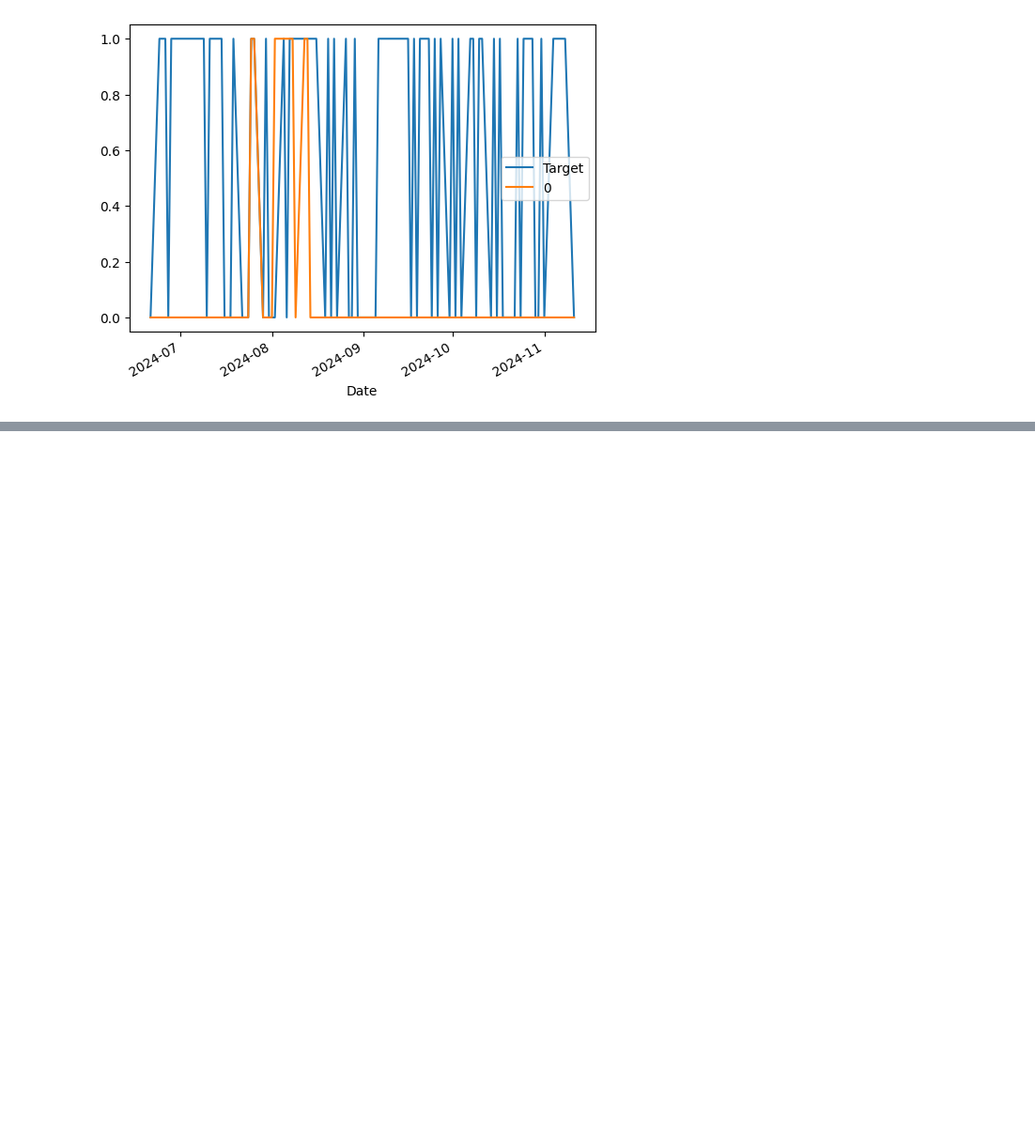
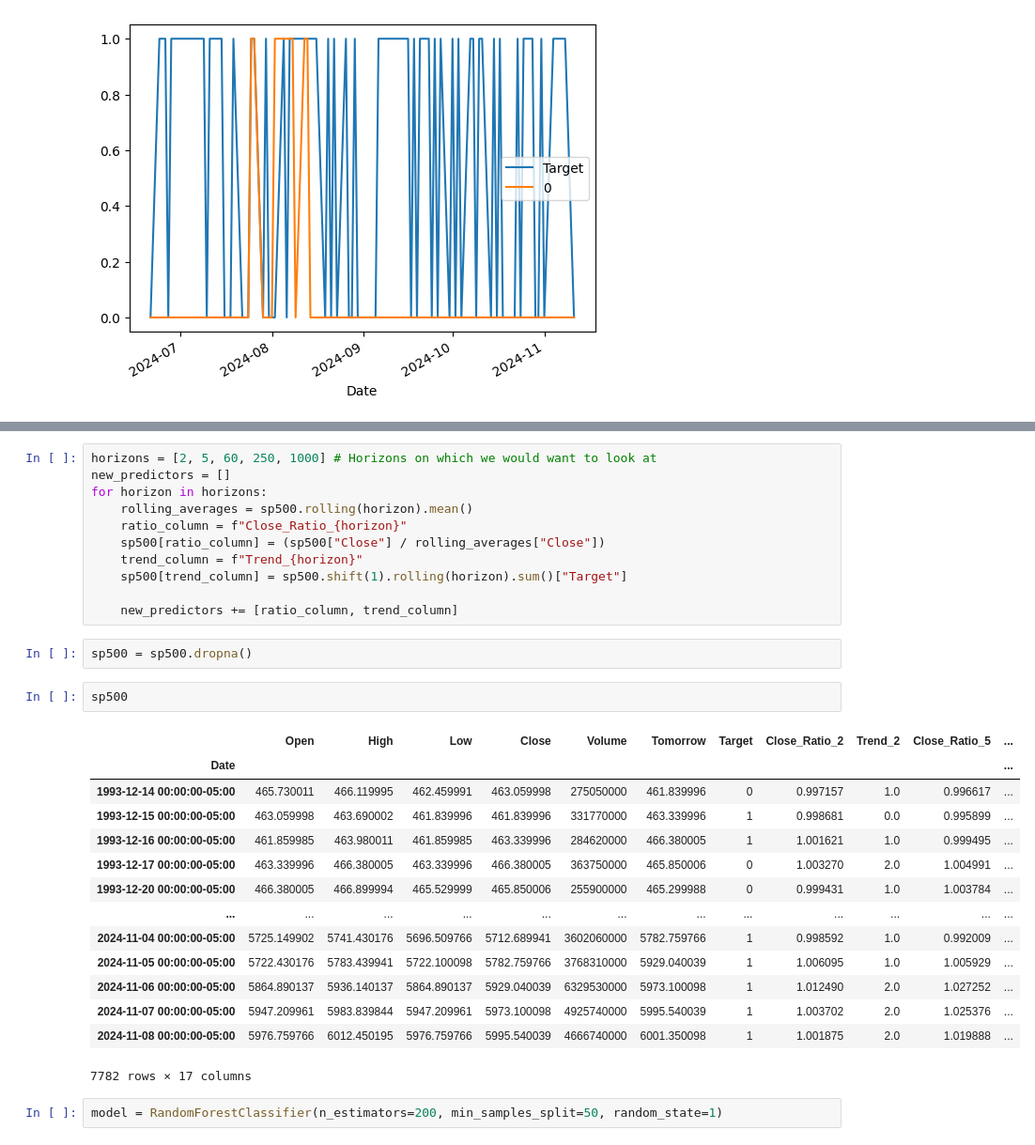
Before and after one commit to mrnixat/PROJECTS, a Jupyter notebook: Stock Market Predictor/stock_predict.ipynb, the cells around one changed output, grey strips where cells are left out. Shown: that part at 94% size. Drawn from its saved outputs; the diff is of its cells as text; blank space fills up the shorter version.

```diff
--- a/Stock Market Predictor/stock_predict.ipynb
+++ b/Stock Market Predictor/stock_predict.ipynb
@@ -141,0 +175,32 @@ SyntaxError: expected '(' (1463083650.py, line 1)
+# %%
+horizons = [2, 5, 60, 250, 1000] # Horizons on which we would want to look at
+new_predictors = []
+for horizon in horizons:
+    rolling_averages = sp500.rolling(horizon).mean()
+    ratio_column = f"Close_Ratio_{horizon}"
+    sp500[ratio_column] = (sp500["Close"] / rolling_averages["Close"])
+    trend_column = f"Trend_{horizon}"
+    sp500[trend_column] = sp500.shift(1).rolling(horizon).sum()["Target"]
+
+    new_predictors += [ratio_column, trend_column]
+# %%
+sp500 = sp500.dropna()
+# %%
+sp500
+# %% [output]
+|  | Open | High | Low | Close | Volume | Tomorrow | Target | Close_Ratio_2 | Trend_2 | Close_Ratio_5 | ... |
+| Date |  |  |  |  |  |  |  |  |  |  | ... |
+| 1993-12-14 00:00:00-05:00 | 465.730011 | 466.119995 | 462.459991 | 463.059998 | 275050000 | 461.839996 | 0 | 0.997157 | 1.0 | 0.996617 | ... |
+| 1993-12-15 00:00:00-05:00 | 463.059998 | 463.690002 | 461.839996 | 461.839996 | 331770000 | 463.339996 | 1 | 0.998681 | 0.0 | 0.995899 | ... |
+| 1993-12-16 00:00:00-05:00 | 461.859985 | 463.980011 | 461.859985 | 463.339996 | 284620000 | 466.380005 | 1 | 1.001621 | 1.0 | 0.999495 | ... |
+| 1993-12-17 00:00:00-05:00 | 463.339996 | 466.380005 | 463.339996 | 466.380005 | 363750000 | 465.850006 | 0 | 1.003270 | 2.0 | 1.004991 | ... |
+| 1993-12-20 00:00:00-05:00 | 466.380005 | 466.899994 | 465.529999 | 465.850006 | 255900000 | 465.299988 | 0 | 0.999431 | 1.0 | 1.003784 | ... |
+| ... | ... | ... | ... | ... | ... | ... | ... | ... | ... | ... | ... |
+| 2024-11-04 00:00:00-05:00 | 5725.149902 | 5741.430176 | 5696.509766 | 5712.689941 | 3602060000 | 5782.759766 | 1 | 0.998592 | 1.0 | 0.992009 | ... |
+| 2024-11-05 00:00:00-05:00 | 5722.430176 | 5783.439941 | 5722.100098 | 5782.759766 | 3768310000 | 5929.040039 | 1 | 1.006095 | 1.0 | 1.005929 | ... |
+| 2024-11-06 00:00:00-05:00 | 5864.890137 | 5936.140137 | 5864.890137 | 5929.040039 | 6329530000 | 5973.100098 | 1 | 1.012490 | 2.0 | 1.027252 | ... |
+| 2024-11-07 00:00:00-05:00 | 5947.209961 | 5983.839844 | 5947.209961 | 5973.100098 | 4925740000 | 5995.540039 | 1 | 1.003702 | 2.0 | 1.025376 | ... |
+| 2024-11-08 00:00:00-05:00 | 5976.759766 | 6012.450195 | 5976.759766 | 5995.540039 | 4666740000 | 6001.350098 | 1 | 1.001875 | 2.0 | 1.019888 | ... |
+7782 rows × 17 columns
+# %%
+model = RandomForestClassifier(n_estimators=200, min_samples_split=50, random_state=1)
```
Also changed, not shown: parts of 17 cells of this notebook, 1 other file.
